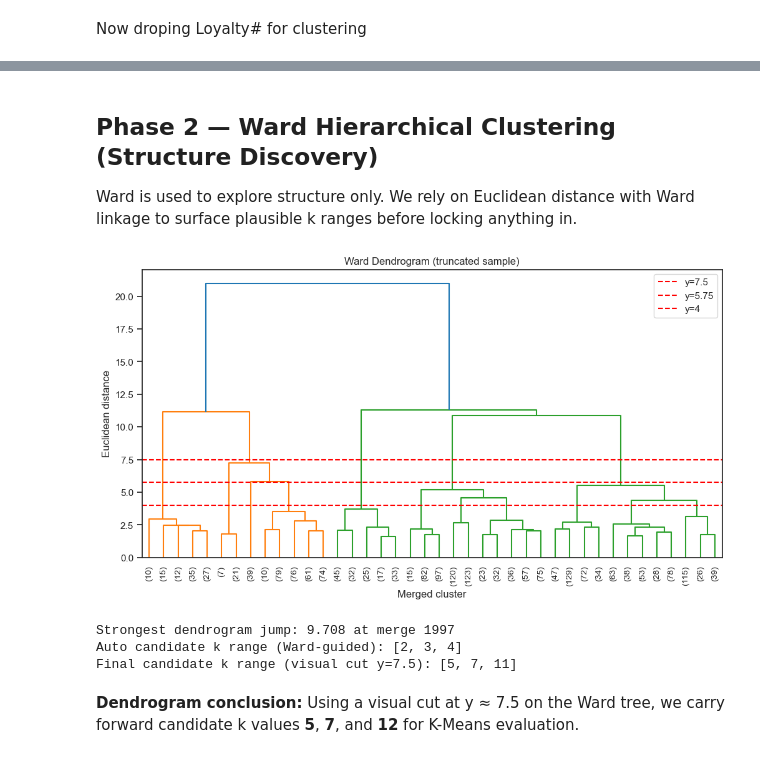
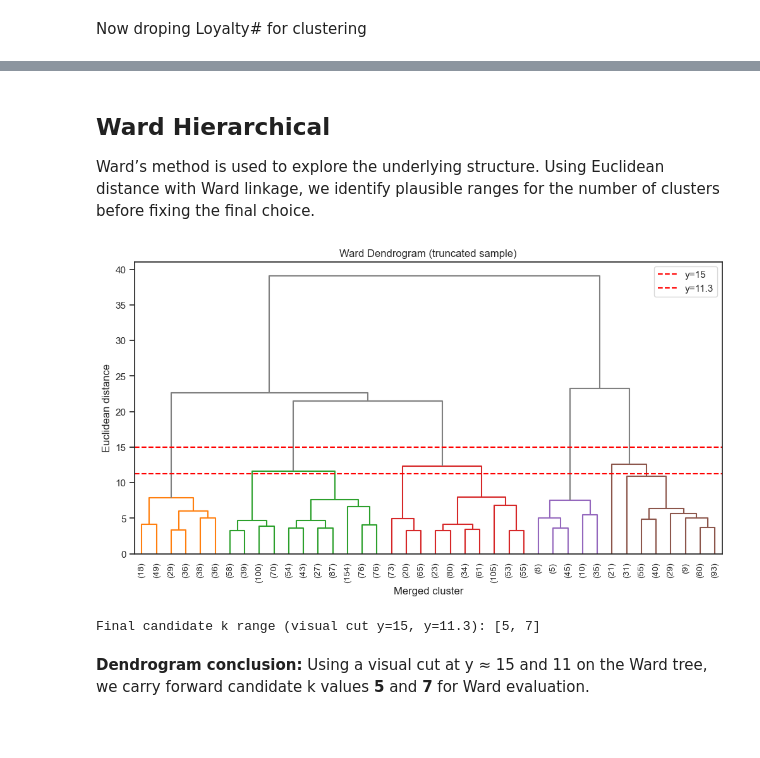
Before and after one commit to luisbdavila/Airline_Customer_Segmentation_DataMining_Project_Python, a Jupyter notebook: Final_delivery/Code/Value_Based_Segmentation.ipynb, the cells around one changed output, grey strips where cells are left out. Saved outputs shown, nothing was run; the diff lists cells and outputs as text; code cells hidden in the pictures; blank space fills up the shorter version.

Commit message:
Finished Value Based Segmentation notebook and clusters CSV

```diff
--- a/Final_delivery/Code/Value_Based_Segmentation.ipynb
+++ b/Final_delivery/Code/Value_Based_Segmentation.ipynb
@@ -532,6 +503,6 @@ We are using Robust scaler to each feature except Loyalty# since its our id and
 # %%
 
-scaler = MinMaxScaler()
+scaler = MinMaxScaler(feature_range=(-1, 1))
 
 features_to_scale = [
     'Customer Lifetime Value',
@@ -547,7 +518,7 @@ features_to_scale = [
 # preserve original data
 Value_Based_Segmentation_clustering_scaled = Value_Based_Segmentation_clustering.copy()
 
-# apply Min-Max scaling
+# apply Min-Max scaling to [-1, 1]
 Value_Based_Segmentation_clustering_scaled[features_to_scale] = scaler.fit_transform(
     Value_Based_Segmentation_clustering[features_to_scale]
 )
@@ -673,6 +603,6 @@ Scaling is applied only for modeling, not for interpretation.
 
 ---
 # %% [markdown]
-## Phase 2 — Ward Hierarchical Clustering (Structure Discovery)
-Ward is used to explore structure only. We rely on Euclidean distance with Ward linkage to surface plausible k ranges before locking anything in.
+## Ward Hierarchical
+Ward’s method is used to explore the underlying structure. Using Euclidean distance with Ward linkage, we identify plausible ranges for the number of clusters before fixing the final choice.
 # %%
@@ -702,61 +627,42 @@ def compute_r2(X, labels):
 # %%
 
 # Ward dendrogram on a manageable sample (full tree on 15k points is too heavy)
-ward_sample = X_model.sample(n=min(2000, X_model.shape[0]), random_state=RANDOM_STATE)
+ward_sample = data_for_modelling.sample(n=min(2000, data_for_modelling.shape[0]), random_state=RANDOM_STATE)
 ward_full_model = AgglomerativeClustering(
     n_clusters=None,
     distance_threshold=0,
     linkage='ward',
-    compute_distances=True,
+    metric='euclidean'
 )
 ward_full_model.fit(ward_sample)
 
-Y_THRESHOLD = 7.5  # visual cut to yield ~5 clusters on the truncated tree
-Y_THRESHOLD_2 = 5.75  # visual cut to yield ~7 clusters on the truncated tree
-Y_THRESHOLD_3 = 4  # visual cut to yield ~12 clusters on the truncated tree
+Y_THRESHOLD = 15  # visual cut to yield ~5 clusters on the truncated tree
+Y_THRESHOLD_2 = 11.3  # visual cut to yield ~ 7clusters on the truncated tree
 
 plt.figure(figsize=(12, 6))
 plot_dendrogram(
     ward_full_model,
     truncate_mode="lastp",
     p=40,
     leaf_rotation=90.,
     leaf_font_size=10.,
+    color_threshold=Y_THRESHOLD,
+    above_threshold_color='gray'
 )
 plt.axhline(y=Y_THRESHOLD, color='red', linestyle='--', label=f'y={Y_THRESHOLD}')
 plt.axhline(y=Y_THRESHOLD_2, color='red', linestyle='--', label=f'y={Y_THRESHOLD_2}')
-plt.axhline(y=Y_THRESHOLD_3, color='red', linestyle='--', label=f'y={Y_THRESHOLD_3}')
 
 plt.legend(loc='upper right')
 plt.title("Ward Dendrogram (truncated sample)")
 plt.xlabel("Merged cluster")
 plt.ylabel("Euclidean distance")
 plt.show()
 
-# Identify the first major vertical jump to bracket candidate k
-ward_distances = ward_full_model.distances_
-ward_jumps = np.diff(ward_distances)
-ward_jump_idx = int(ward_jumps.argmax())
-ward_jump_height = ward_jumps[ward_jump_idx]
-# number of clusters just before the jump
-k_at_jump = ward_sample.shape[0] - (ward_jump_idx + 1)
-candidate_k_from_jump = max(2, min(12, k_at_jump))
-candidate_k_range_auto = sorted(
-    list(range(max(2, candidate_k_from_jump - 2), min(12, candidate_k_from_jump + 3)))
-)
-if not candidate_k_range_auto:
-    candidate_k_range_auto = list(range(4, 8))
-
-# Override with visually preferred ks from dendrogram cut
-candidate_k_range = [5, 7, 11]
-
-print(f"Strongest dendrogram jump: {ward_jump_height:.3f} at merge {ward_jump_idx}")
-print(f"Auto candidate k range (Ward-guided): {candidate_k_range_auto}")
-print(f"Final candidate k range (visual cut y={Y_THRESHOLD}): {candidate_k_range}")
+# Visually preferred ks from dendrogram cut
+candidate_k_range = [5, 7]
+print(f"Final candidate k range (visual cut y={Y_THRESHOLD}, y={Y_THRESHOLD_2}): {candidate_k_range}")
 # %% [output]
-[figure, old version]
+[figure, new version]
-Strongest dendrogram jump: 9.708 at merge 1997
-Auto candidate k range (Ward-guided): [2, 3, 4]
-Final candidate k range (visual cut y=7.5): [5, 7, 11]
+Final candidate k range (visual cut y=15, y=11.3): [5, 7]
 # %% [markdown]
-**Dendrogram conclusion:** Using a visual cut at y ≈ 7.5 on the Ward tree, we carry forward candidate k values **5**, **7**, and **12** for K-Means evaluation.
+**Dendrogram conclusion:** Using a visual cut at y ≈ 15 and 11 on the Ward tree, we carry forward candidate k values **5** and **7** for Ward evaluation.
```
Also changed, not shown: parts of 94 cells of this notebook, 2 other files.
